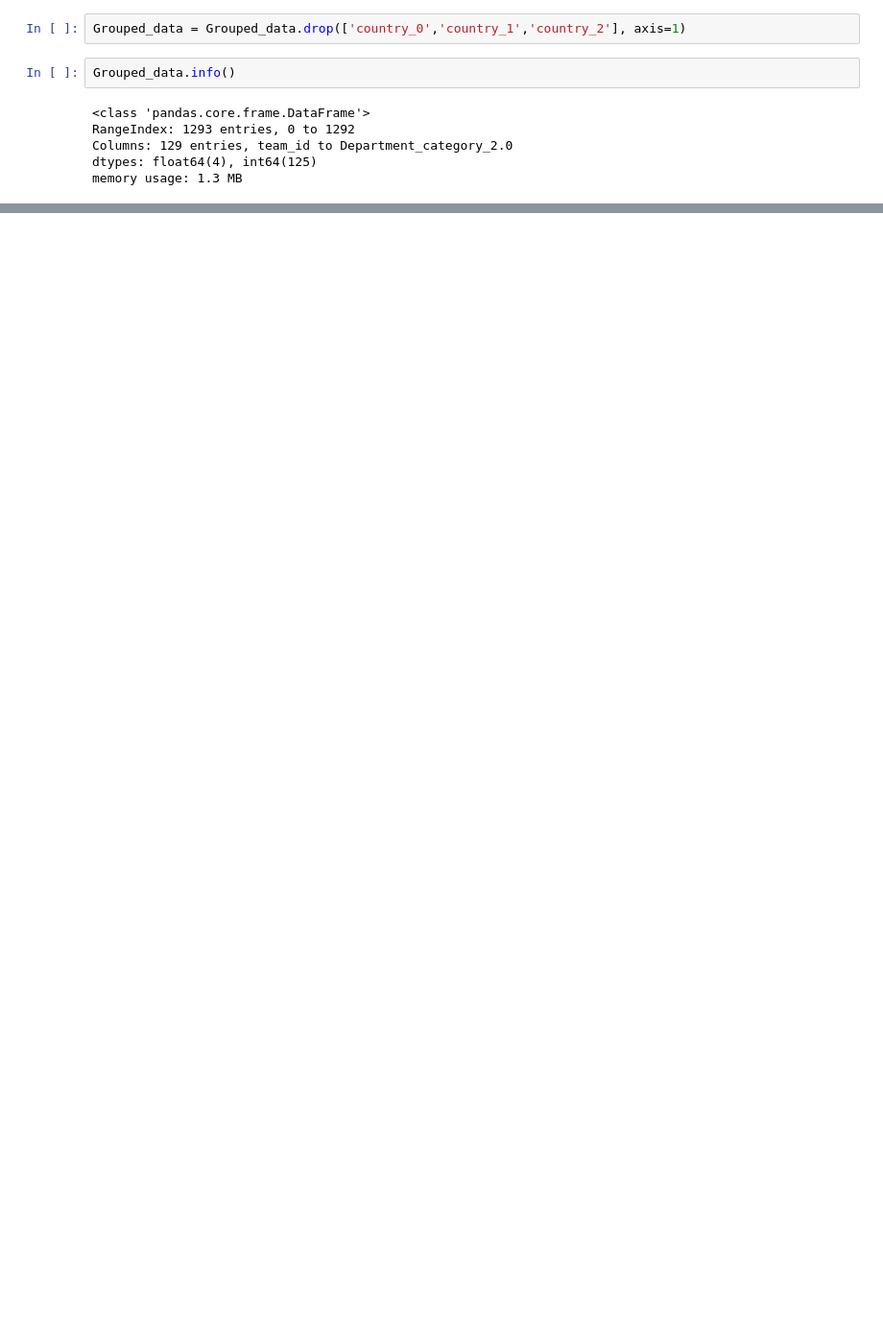
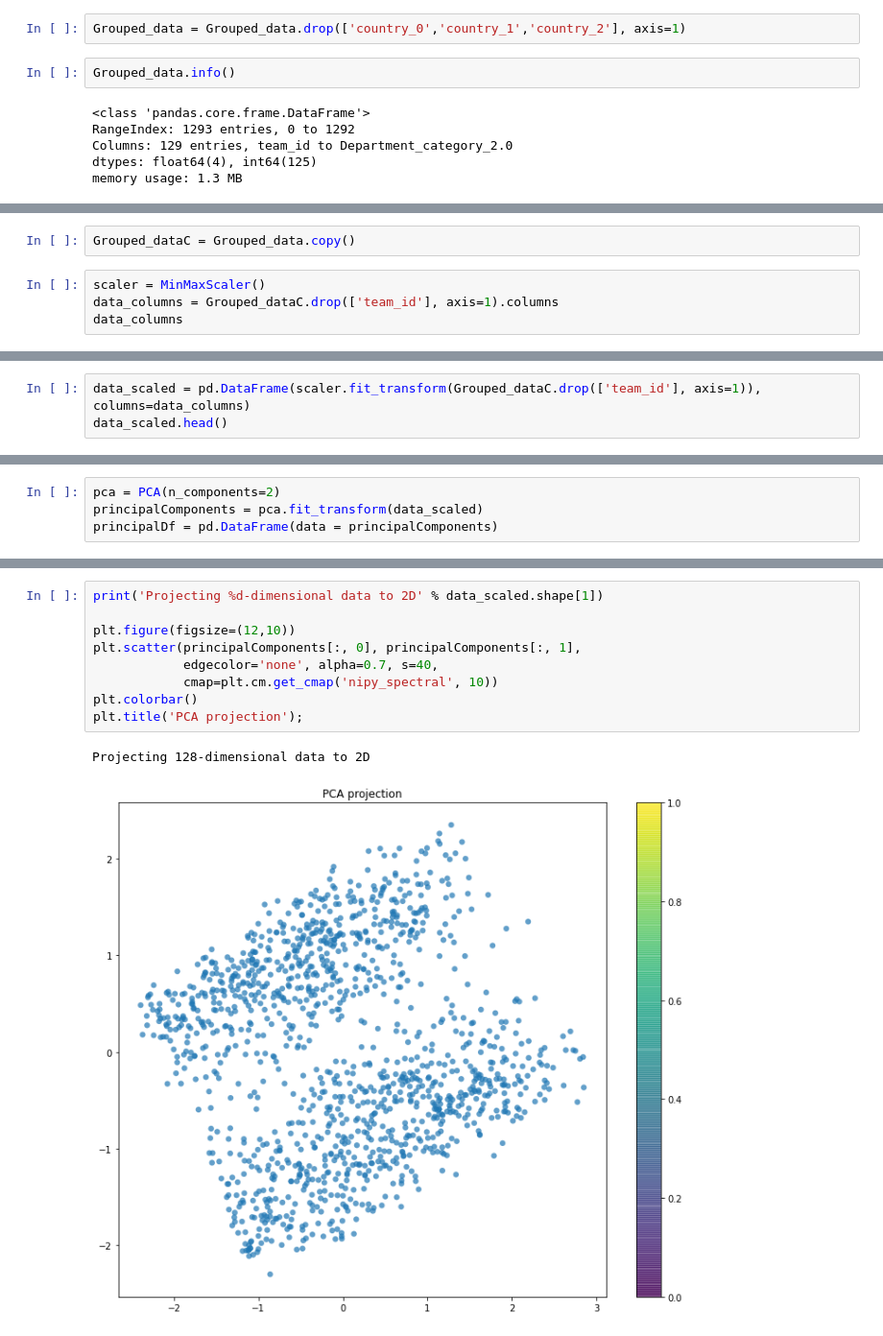
Before and after one commit to adityapanwar94/Data-Analysis-and-Process-Automation-DaPrA-, a Jupyter notebook: Dataset_preprocessing,_analysis,_correlation_matrix(User_data_only,_no_computer_specs).ipynb, the cells around one changed output, grey strips where cells are left out. Shown at 96% size. Drawn from its saved outputs; the diff is of its cells as text; blank space fills up the shorter version.

```diff
--- a/Dataset_preprocessing,_analysis,_correlation_matrix(User_data_only,_no_computer_specs).ipynb
+++ b/Dataset_preprocessing,_analysis,_correlation_matrix(User_data_only,_no_computer_specs).ipynb
@@ -467,0 +437,6 @@ ax.set_xticklabels(
+# %%
+Grouped_dataC = Grouped_data.copy()
+# %%
+scaler = MinMaxScaler()
+data_columns = Grouped_dataC.drop(['team_id'], axis=1).columns
+data_columns
@@ -467,0 +453,3 @@ ax.set_xticklabels(
+# %%
+data_scaled = pd.DataFrame(scaler.fit_transform(Grouped_dataC.drop(['team_id'], axis=1)), columns=data_columns)
+data_scaled.head()
@@ -467,0 +471,4 @@ ax.set_xticklabels(
+# %%
+pca = PCA(n_components=2)
+principalComponents = pca.fit_transform(data_scaled)
+principalDf = pd.DataFrame(data = principalComponents)
@@ -467,0 +488,12 @@ ax.set_xticklabels(
+# %%
+print('Projecting %d-dimensional data to 2D' % data_scaled.shape[1])
+
+plt.figure(figsize=(12,10))
+plt.scatter(principalComponents[:, 0], principalComponents[:, 1],
+            edgecolor='none', alpha=0.7, s=40,
+            cmap=plt.cm.get_cmap('nipy_spectral', 10))
+plt.colorbar()
+plt.title('PCA projection');
+# %% [output]
+Projecting 128-dimensional data to 2D
+[figure, added]
```
Also changed, not shown: parts of 20 cells of this notebook.
